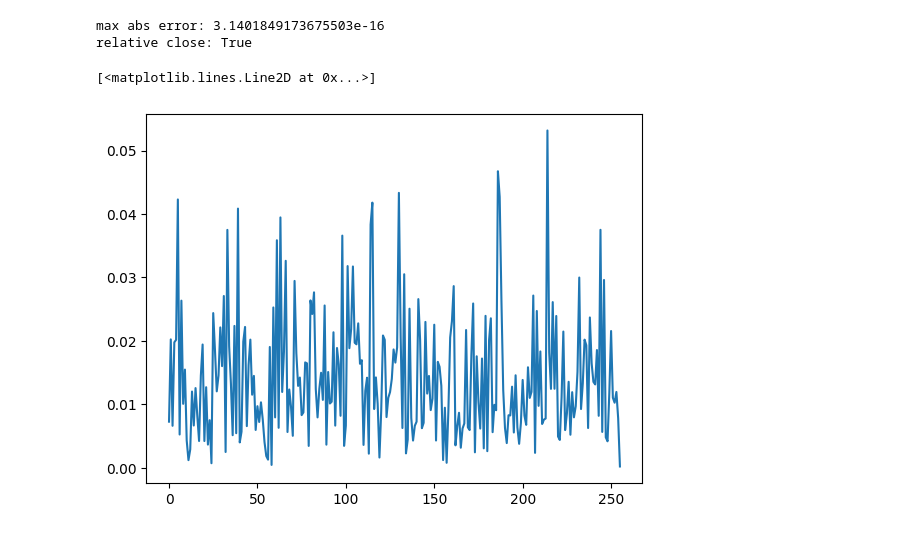
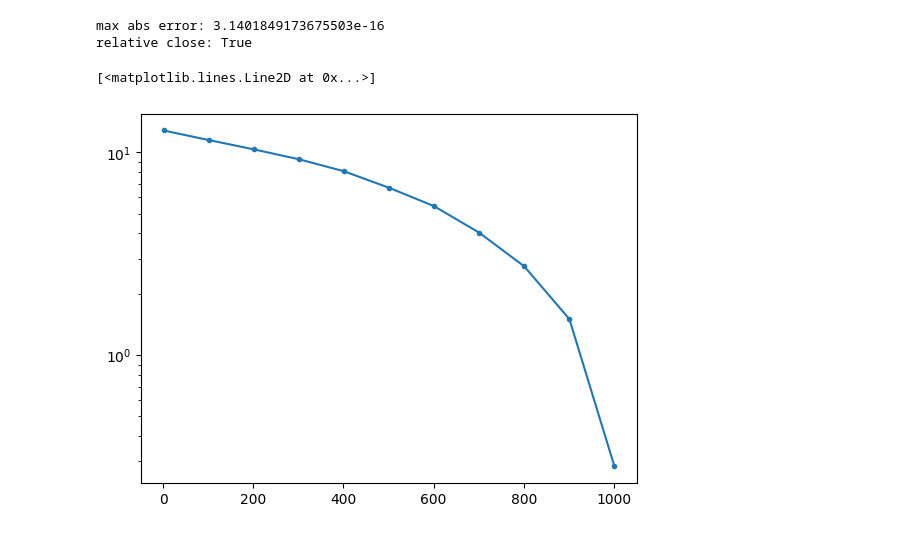
Before and after one commit to NilsNiggemann/DataMiningRBMs, a Jupyter notebook: ClusterExpansion/notebook.ipynb, the cells around one changed output. Cells and saved outputs as stored; diff of their text form; code cells hidden in the pictures.

Commit message:
mwe cluster_expansion

```diff
--- a/ClusterExpansion/notebook.ipynb
+++ b/ClusterExpansion/notebook.ipynb
@@ -206,9 +207,10 @@ relative close: True
 # %%
 import jax.numpy as jnp
 import numpy as np
+
 def computeCoeffMask(Coefficients, mask_largest):
-    all_indices = np.arange(len(Coefficients))
-    inverse_mask = np.setdiff1d(all_indices, np.array(mask_largest))
+    all_indices = jnp.arange(len(Coefficients))
+    inverse_mask = jnp.setdiff1d(all_indices, np.array(mask_largest))
 
     coefMask = jnp.array(Coefficients).copy()
     coefMask = coefMask.at[inverse_mask].set(0.0)
@@ -220,3 +222,10 @@ def getMaskLargest(Exact_Coefs,N):
     '''Get mask for largest coefficients'''
     perm = jnp.argsort(jnp.abs(Exact_Coefs))[::-1]
     return perm[0:N]
+
+
+def compress_and_reconstruct_from_cluster_coeffs(full_coeffs, num_kept, hilbert):
+    mask = getMaskLargest(full_coeffs, num_kept)
+    trunc_coeffs = computeCoeffMask(full_coeffs, mask)
+    trunc_psi_reconstructed = reconstruct_state_from_coeffs(trunc_coeffs, hilbert)
+    return trunc_psi_reconstructed
@@ -241,6 +231,0 @@ trunc_psi_reconstructed = reconstruct_state_from_coeffs(trunc_coeffs, nk.hilbert
-# %%
-import matplotlib.pyplot as plt
-plt.plot(np.abs(trunc_psi_reconstructed - psi_test_rand))
-# %% [output]
-[<matplotlib.lines.Line2D at 0x...>]
-[figure, removed]
@@ -280,0 +232,16 @@ print(len(df_raw))
+# %%
+n_sites = 10
+dimH = 2**n_sites
+compression_size_list = np.arange(1,dimH,100)
+hilbert = nk.hilbert.Spin(0.5, n_sites)
+
+psi_test_rand = np.random.rand(2**n_sites) + np.random.rand(2**n_sites)*1j
+cluster_coeffs = fwht_coeffs_in_cluster_col_order(np.log(psi_test_rand), hilbert)
+
+normlist = [np.linalg.norm(np.abs(compress_and_reconstruct_from_cluster_coeffs(cluster_coeffs, comp_size, hilbert) - psi_test_rand))
+            for comp_size in compression_size_list]
+# %%
+plt.semilogy(compression_size_list, normlist, marker='.')
+# %% [output]
+[<matplotlib.lines.Line2D at 0x...>]
+[figure, added]
```
Also changed, not shown: parts of 9 cells of this notebook, 2 other files.
